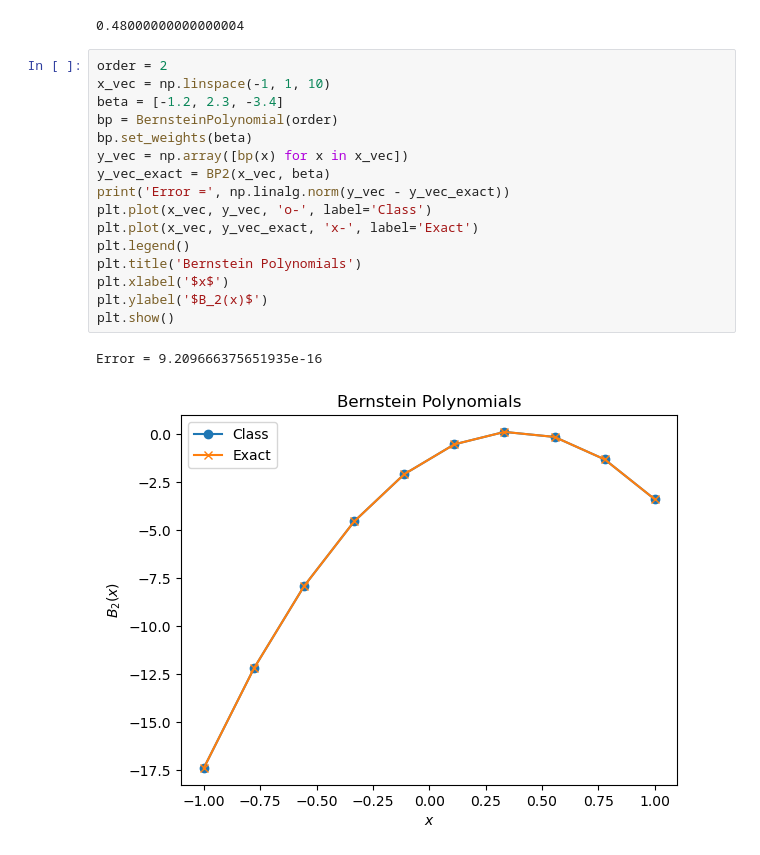
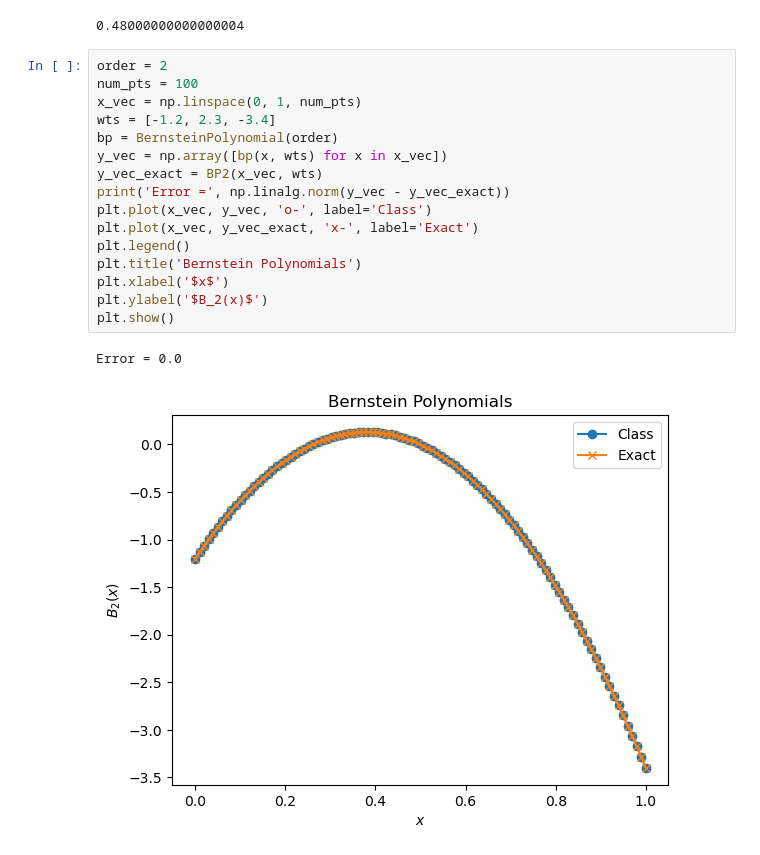
Before and after one commit to colecooper100/vorpy, a Jupyter notebook: bs_weight_function.ipynb, the cells around one changed output. Saved outputs shown, nothing was run; the diff lists cells and outputs as text.

```diff
--- a/bs_weight_function.ipynb
+++ b/bs_weight_function.ipynb
@@ -237,22 +99,22 @@ print(BP4(x0, beta))
 0.48000000000000004
 # %%
 order = 2
-x_vec = np.linspace(-1, 1, 10)
-beta = [-1.2, 2.3, -3.4]
+num_pts = 100
+x_vec = np.linspace(0, 1, num_pts)
+wts = [-1.2, 2.3, -3.4]
 bp = BernsteinPolynomial(order)
-bp.set_weights(beta)
-y_vec = np.array([bp(x) for x in x_vec])
-y_vec_exact = BP2(x_vec, beta)
+y_vec = np.array([bp(x, wts) for x in x_vec])
+y_vec_exact = BP2(x_vec, wts)
 print('Error =', np.linalg.norm(y_vec - y_vec_exact))
 plt.plot(x_vec, y_vec, 'o-', label='Class')
 plt.plot(x_vec, y_vec_exact, 'x-', label='Exact')
 plt.legend()
 plt.title('Bernstein Polynomials')
 plt.xlabel('$x$')
 plt.ylabel('$B_2(x)$')
 plt.show()
 # %% [output]
-Error = 9.209666375651935e-16
+Error = 0.0
-[figure, old version]
+[figure, new version]
 # %%
 order = 4
```
Also changed, not shown: parts of 28 cells of this notebook.
